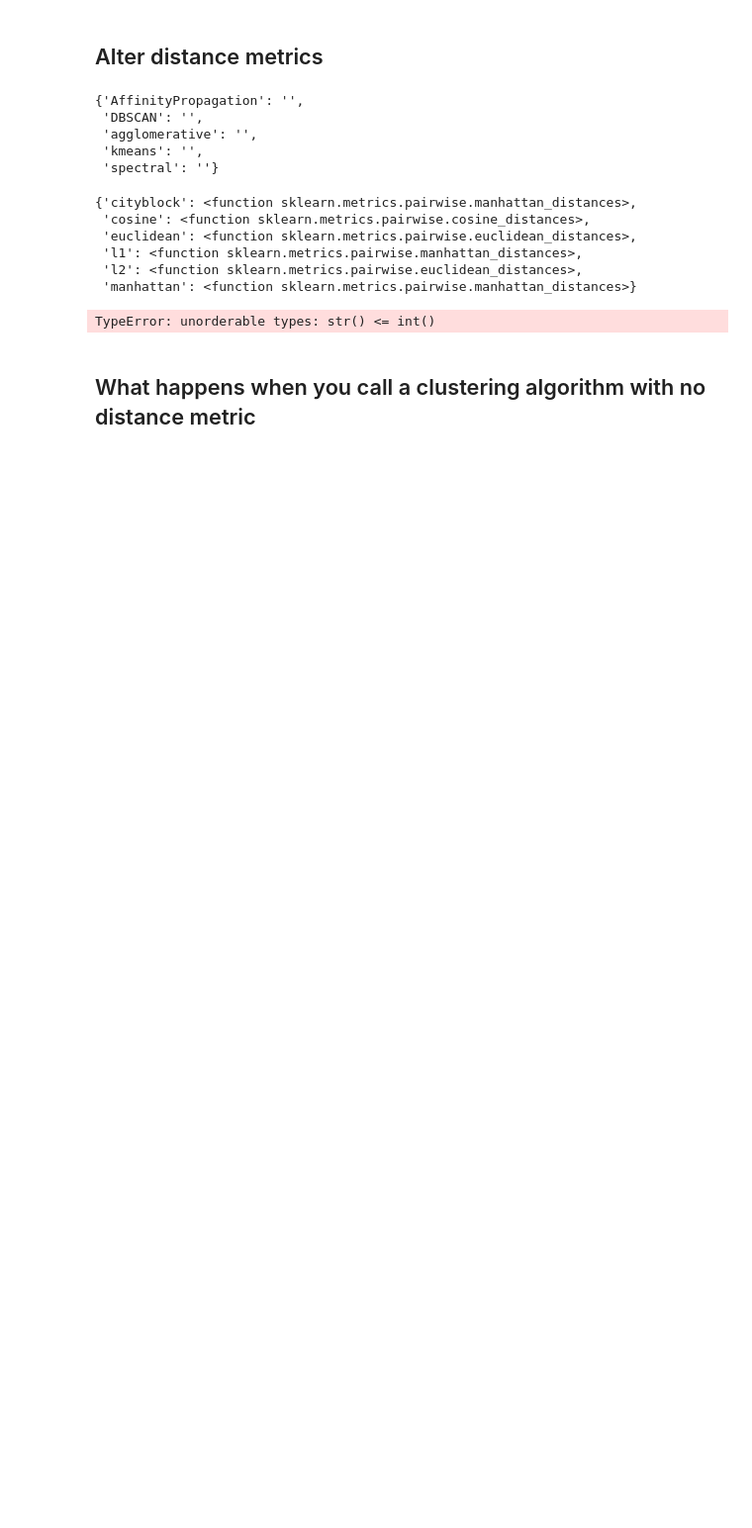
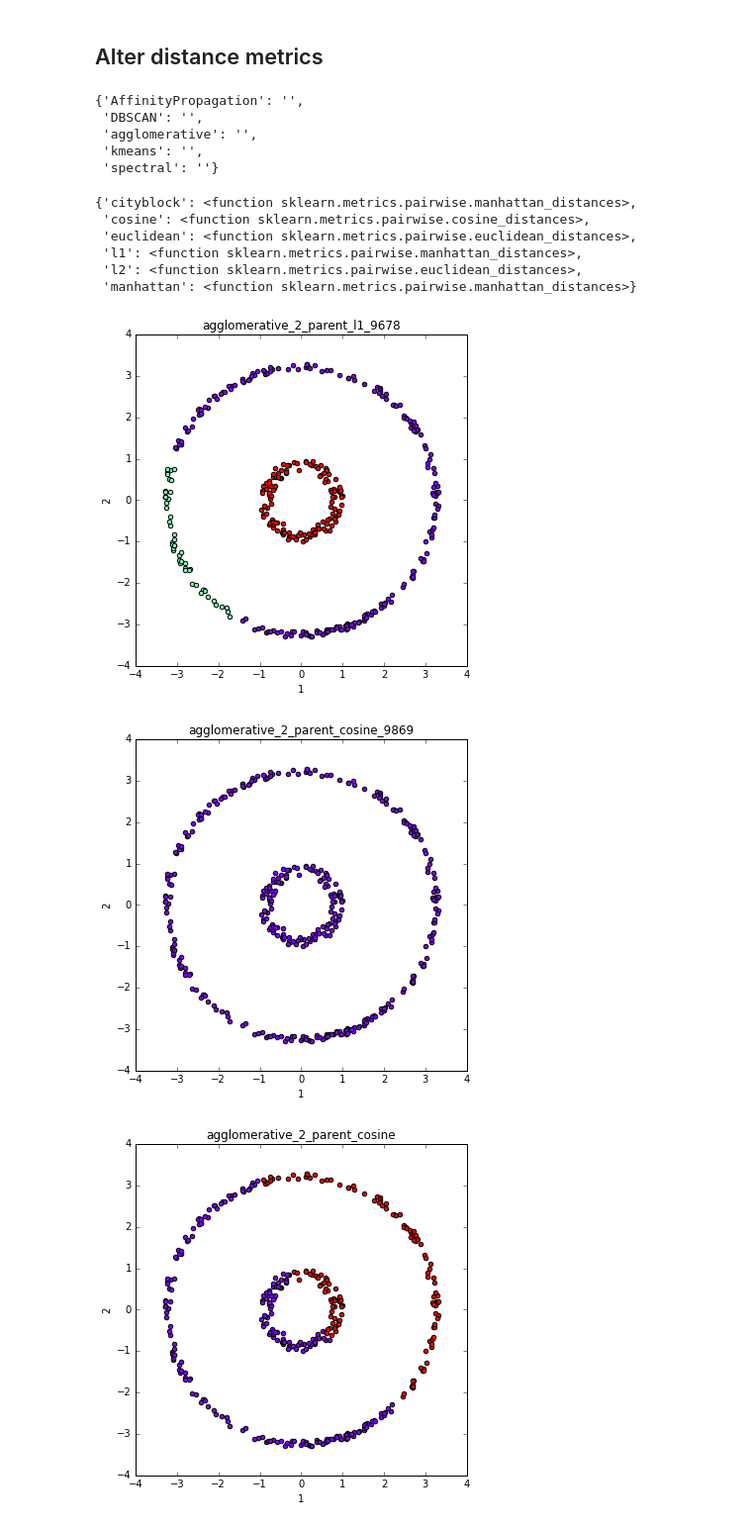
Before and after one commit to NaegleLab/OpenEnsembles, a Jupyter notebook: examples/Example_DistanceMetrics.ipynb, the cells around one changed output. Shown at 99% size. Drawn from its saved outputs; the diff is of its cells as text; code cells hidden in the pictures; blank space fills up the shorter version.

```diff
--- a/examples/Example_DistanceMetrics.ipynb
+++ b/examples/Example_DistanceMetrics.ipynb
@@ -71,8 +76,0 @@ for distance in dDict:
-# %%
-# test argument handling
-listName = ['K=k']
-c.cluster(transform, algorithm, name, *listName)
-# %% [output]
-TypeError: unorderable types: str() <= int()
-# %% [markdown]
-## What happens when you call a clustering algorithm with no distance metric
@@ -85,0 +77,13 @@ c_noDist.cluster('parent', 'kmeans', 'kmeans', distance='euclidean', K=2)
+# %%
+## Plot individual clustering solutions in the ensemble clustering object
+
+fignum = 1
+fig = {}
+for solution in c.labels:
+    labels = c.labels[solution]
+    fig[solution] = dataObj.plot_data('parent', fignum=fignum, title=solution, class_labels=labels)
+    fignum += 1
+# %% [output]
+[figure, added]
+[figure, added]
+[figure, added]
```
Also changed, not shown: parts of 5 cells of this notebook, 2 other files.
